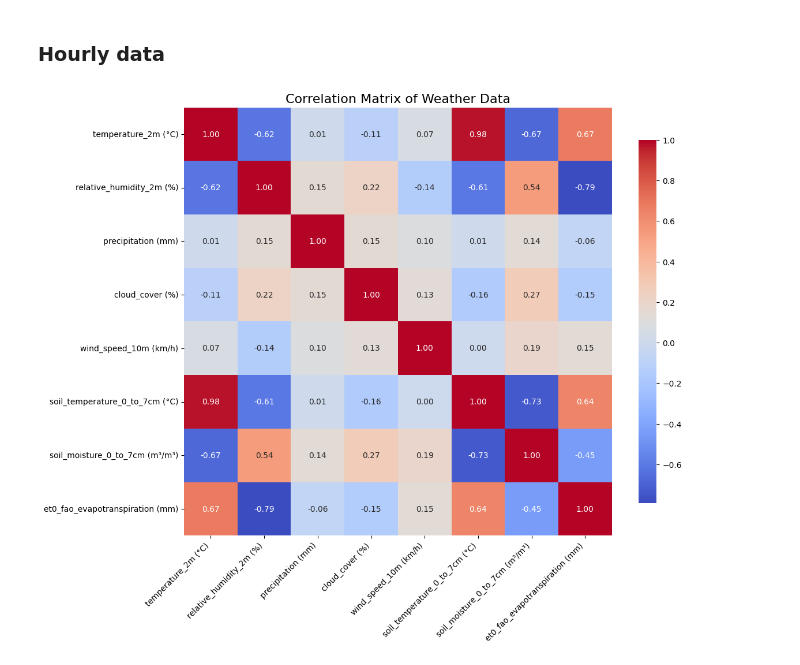
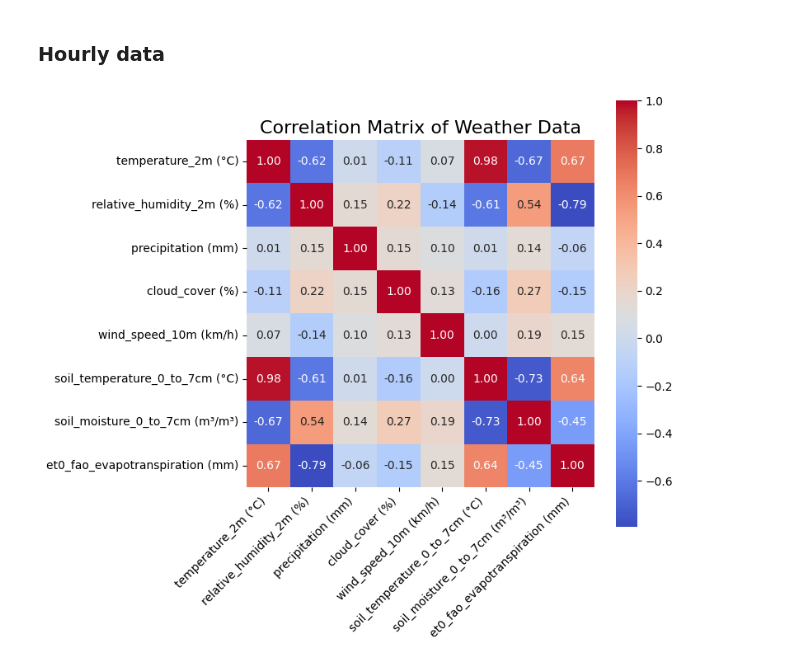
Before and after one commit to NamSeko/Weather_Prediction, a Jupyter notebook: src/data_processing.ipynb, the cells around one changed output. Saved outputs shown, nothing was run; the diff lists cells and outputs as text; code cells hidden in the pictures.

```diff
--- a/src/data_processing.ipynb
+++ b/src/data_processing.ipynb
@@ -203,12 +224,12 @@ plt.show()
 # %%
 corr_matrix_hourly = hourly.corr(method='pearson')
 
-plt.figure(figsize=(12, 10))
+plt.figure(figsize=(8, 8))
 sns.heatmap(corr_matrix_hourly, annot=True, fmt='.2f', cmap='coolwarm', square=True, cbar_kws={"shrink": .8})
 plt.title('Correlation Matrix of Weather Data', fontsize=16)
 plt.xticks(rotation=45, ha='right')
 plt.yticks(rotation=0)
 plt.tight_layout()
 plt.show()
 # %% [output]
-[figure, old version]
+[figure, new version]
```
Also changed, not shown: parts of 7 cells of this notebook, 1 other file.
